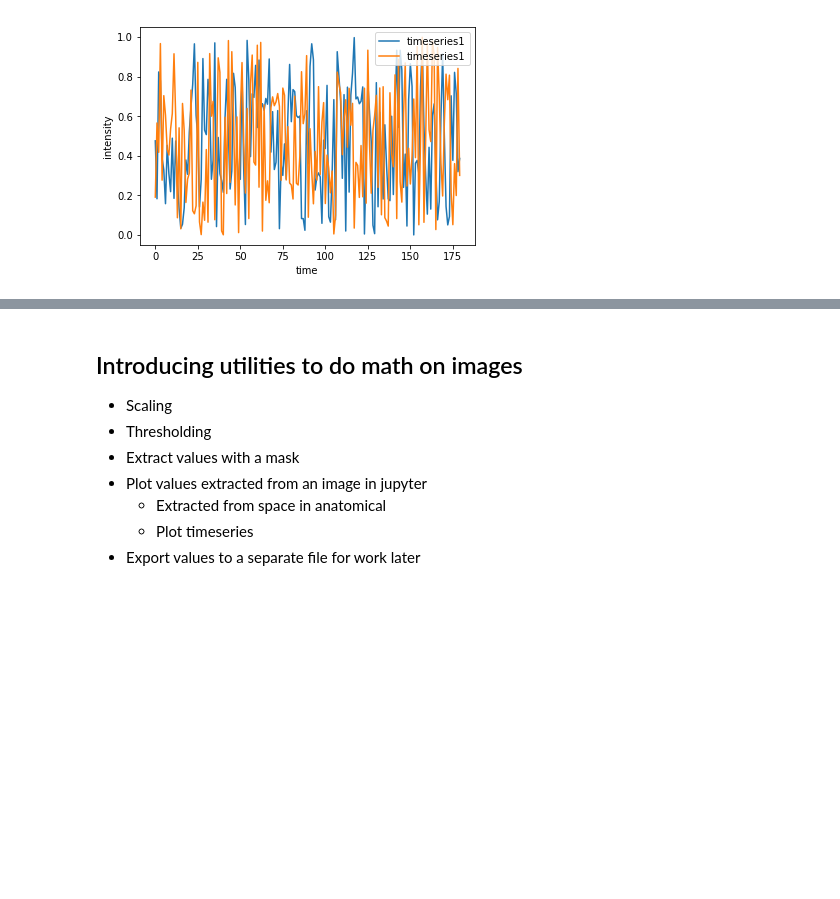
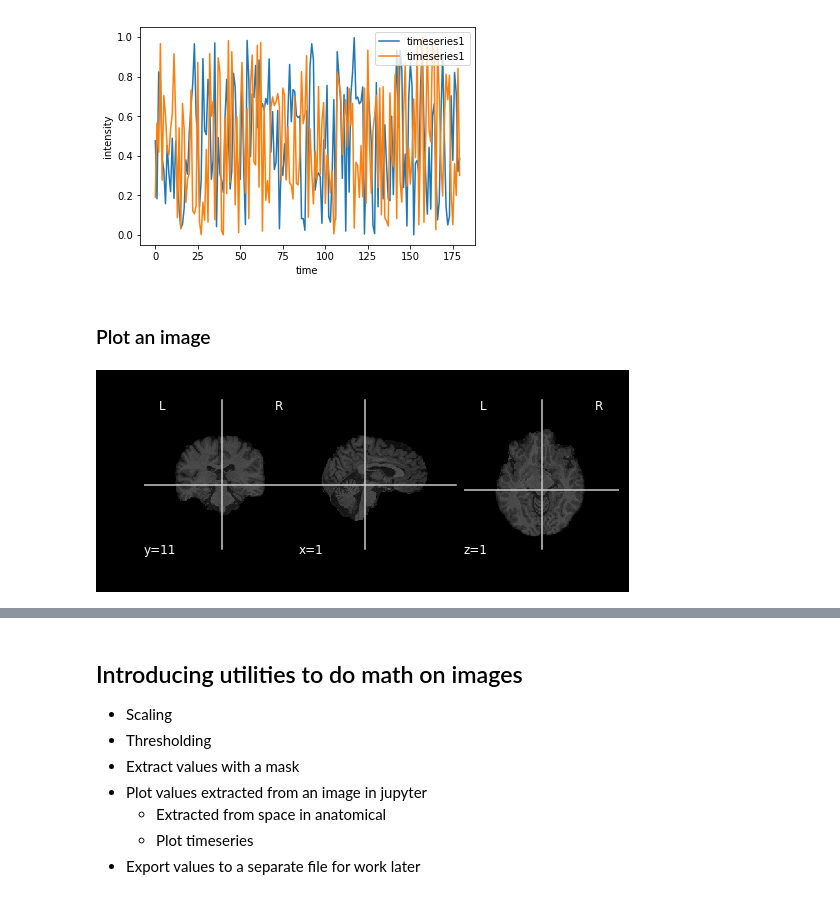
Before and after one commit to uiowa-mri-course-2018/Labs, a Jupyter notebook: 02-Lab/ImageProcessingBasics.ipynb, the cells around one changed output, grey strips where cells are left out. Cells and saved outputs as stored; diff of their text form; code cells hidden in the pictures; blank space fills up the shorter version.

Commit message:
added plotting of images

```diff
--- a/02-Lab/ImageProcessingBasics.ipynb
+++ b/02-Lab/ImageProcessingBasics.ipynb
@@ -56,3 +61,15 @@ plt.ylabel('intensity')
 # %% [output]
 Text(0,0.5,'intensity')
 [figure]
+# %% [markdown]
+### Plot an image
+# %%
+#plot an image to view:
+#img="condA_pre_gt_post_4D_m_susan_tstat1_thrp.99_neg.nii.gz"
+img="../01-Lab/osfshare/sub-97-T1w_brain.nii.gz"
+#plot just the image...
+display=plotting.plot_anat(img, display_mode="ortho")
+#learn about this plotting tool here:
+#http://nilearn.github.io/modules/generated/nilearn.plotting.plot_anat.html#nilearn.plotting.plot_anat
+# %% [output]
+[figure, added]
```
Also changed, not shown: parts of 11 cells of this notebook.
